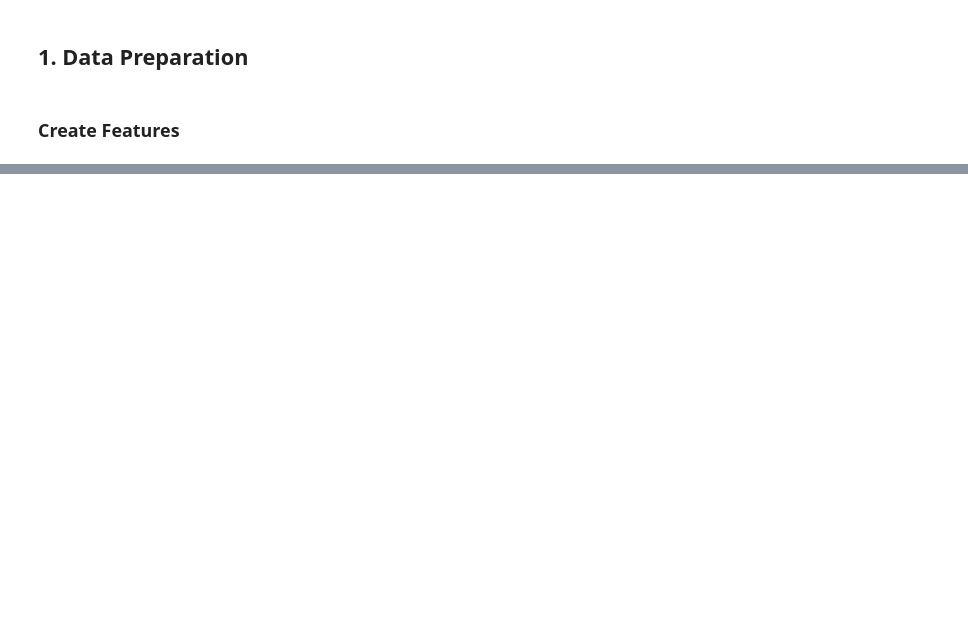
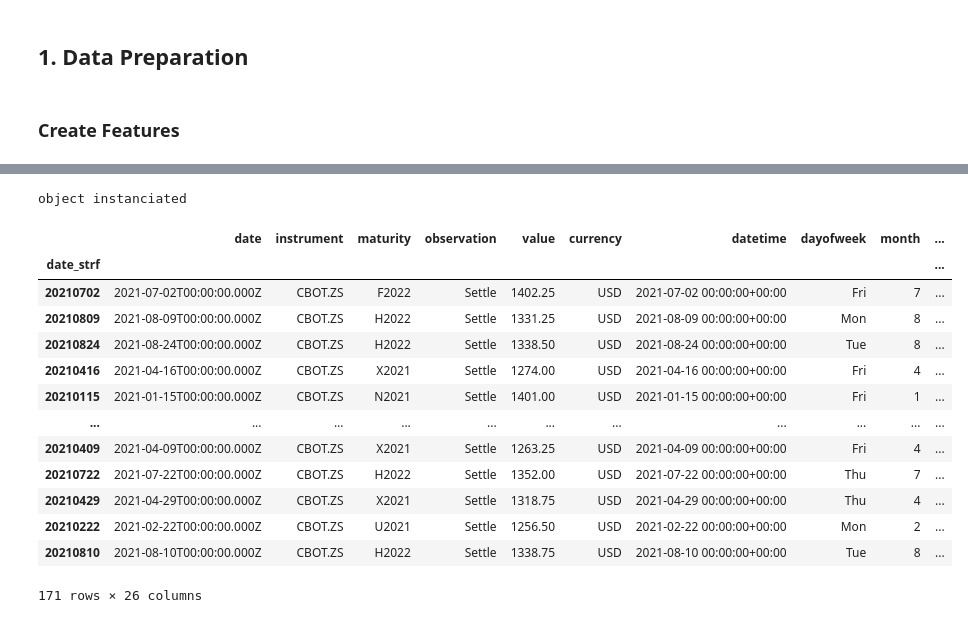
Before and after one commit to kimzwegz/commodity, a Jupyter notebook: commod.ipynb, the cells around one changed output, grey strips where cells are left out. Cells and saved outputs as stored; diff of their text form; code cells hidden in the pictures; blank space fills up the shorter version.

```diff
--- a/commod.ipynb
+++ b/commod.ipynb
@@ -145,3 +160,24 @@ fig.update_yaxes(title_text="USD", row=1, col=1)
 
 # fig.add_trace(dist, row=1, col=1)
 fig.show()
+# %%
+model = Model(df_soy_6m)
+# %% [output]
+object instanciated
+# %%
+model.df
+# %% [output]
+|  | date | instrument | maturity | observation | value | currency | datetime | dayofweek | month | ... |
+| date_strf |  |  |  |  |  |  |  |  |  | ... |
+| 20210702 | 2021-07-02T00:00:00.000Z | CBOT.ZS | F2022 | Settle | 1402.25 | USD | 2021-07-02 00:00:00+00:00 | Fri | 7 | ... |
+| 20210809 | 2021-08-09T00:00:00.000Z | CBOT.ZS | H2022 | Settle | 1331.25 | USD | 2021-08-09 00:00:00+00:00 | Mon | 8 | ... |
+| 20210824 | 2021-08-24T00:00:00.000Z | CBOT.ZS | H2022 | Settle | 1338.50 | USD | 2021-08-24 00:00:00+00:00 | Tue | 8 | ... |
+| 20210416 | 2021-04-16T00:00:00.000Z | CBOT.ZS | X2021 | Settle | 1274.00 | USD | 2021-04-16 00:00:00+00:00 | Fri | 4 | ... |
+| 20210115 | 2021-01-15T00:00:00.000Z | CBOT.ZS | N2021 | Settle | 1401.00 | USD | 2021-01-15 00:00:00+00:00 | Fri | 1 | ... |
+| ... | ... | ... | ... | ... | ... | ... | ... | ... | ... | ... |
+| 20210409 | 2021-04-09T00:00:00.000Z | CBOT.ZS | X2021 | Settle | 1263.25 | USD | 2021-04-09 00:00:00+00:00 | Fri | 4 | ... |
+| 20210722 | 2021-07-22T00:00:00.000Z | CBOT.ZS | H2022 | Settle | 1352.00 | USD | 2021-07-22 00:00:00+00:00 | Thu | 7 | ... |
+| 20210429 | 2021-04-29T00:00:00.000Z | CBOT.ZS | X2021 | Settle | 1318.75 | USD | 2021-04-29 00:00:00+00:00 | Thu | 4 | ... |
+| 20210222 | 2021-02-22T00:00:00.000Z | CBOT.ZS | U2021 | Settle | 1256.50 | USD | 2021-02-22 00:00:00+00:00 | Mon | 2 | ... |
+| 20210810 | 2021-08-10T00:00:00.000Z | CBOT.ZS | H2022 | Settle | 1338.75 | USD | 2021-08-10 00:00:00+00:00 | Tue | 8 | ... |
+171 rows × 26 columns
```
Also changed, not shown: parts of 19 cells of this notebook, 2 other files.
